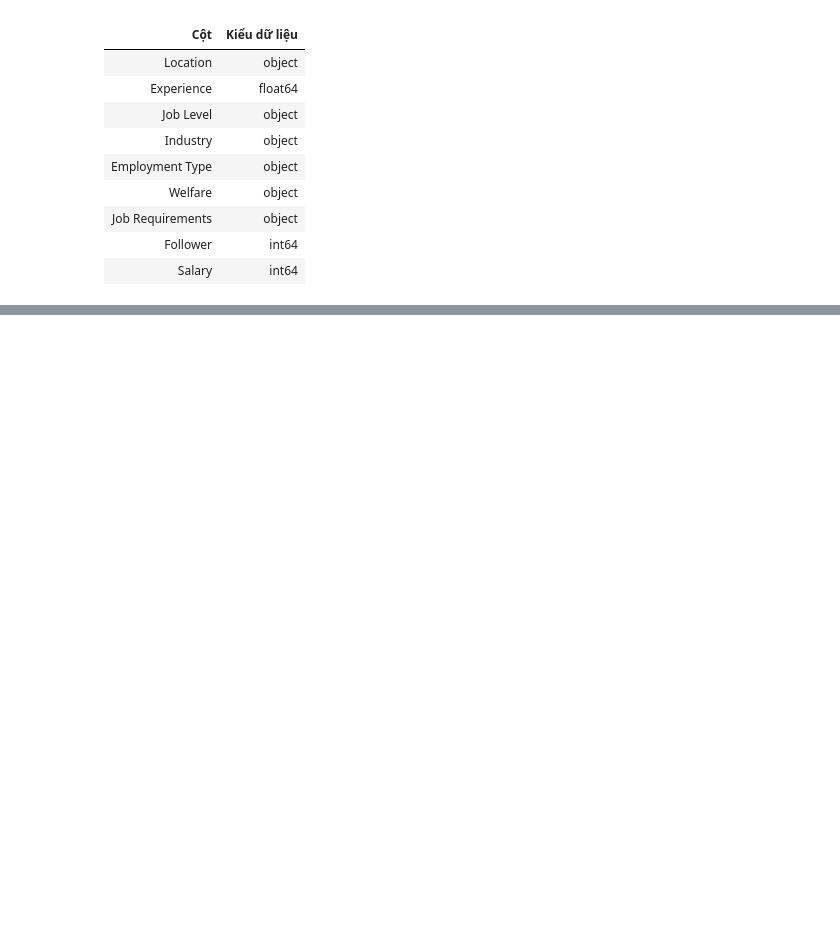
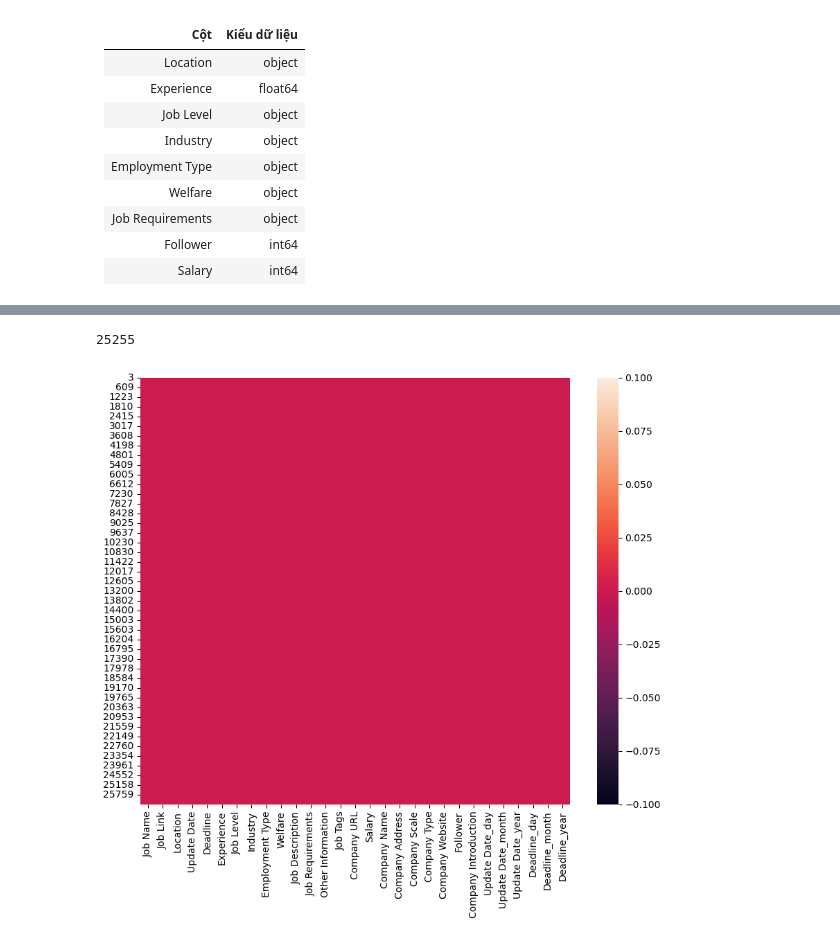
Before and after one commit to Dzivilord/carrerModeling, a Jupyter notebook: ExporingData/ExploringData.ipynb, the cells around one changed output, grey strips where cells are left out. Cells and saved outputs as stored; diff of their text form; code cells hidden in the pictures; blank space fills up the shorter version.

```diff
--- a/ExporingData/ExploringData.ipynb
+++ b/ExporingData/ExploringData.ipynb
@@ -71,0 +195,10 @@ dtype: object
+# %%
+# Xóa dòng có giá trị null
+data = data.dropna()
+# %%
+plt.subplots(figsize=(10,8))
+sns.heatmap(data.isnull())
+print(data.shape[0])
+# %% [output]
+25255
+[figure, added]
```
Also changed, not shown: parts of 17 cells of this notebook, 4 other files.
